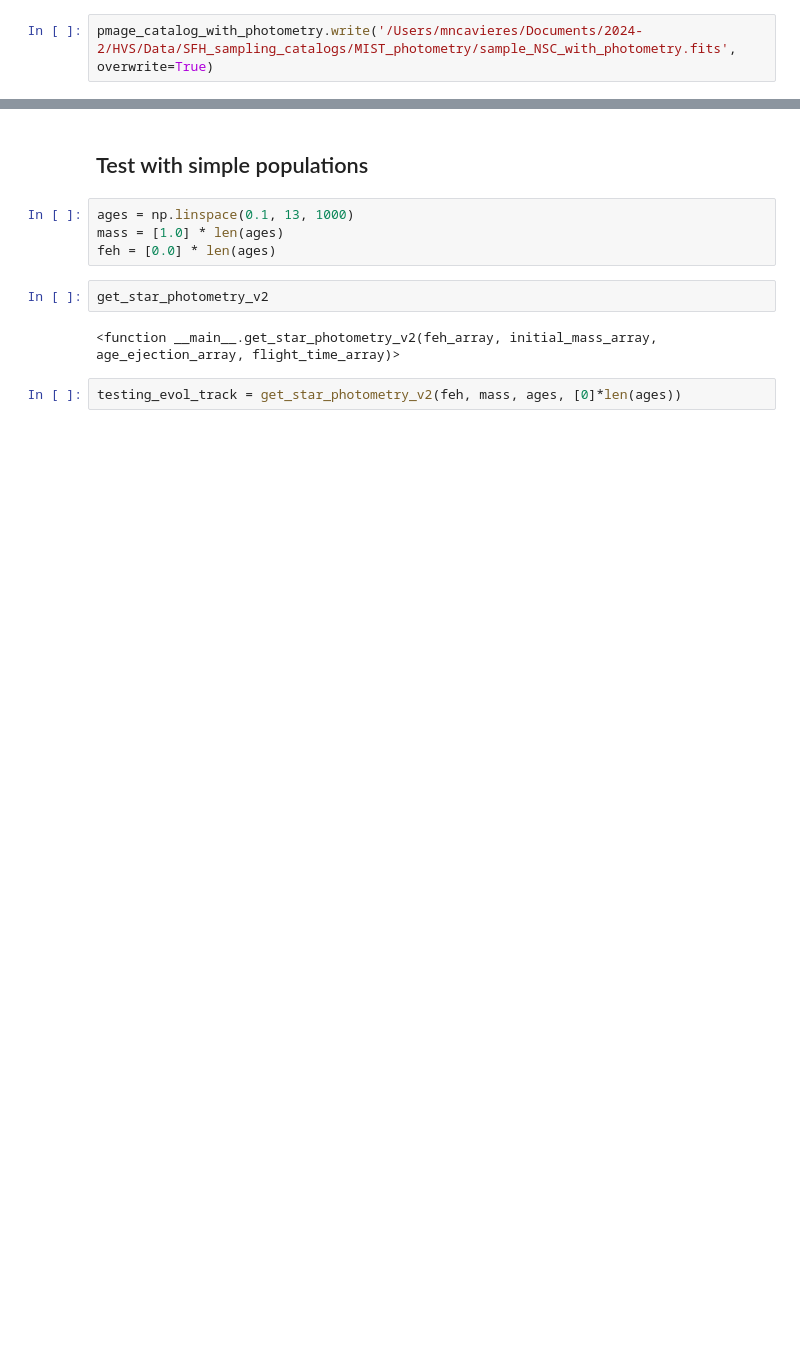
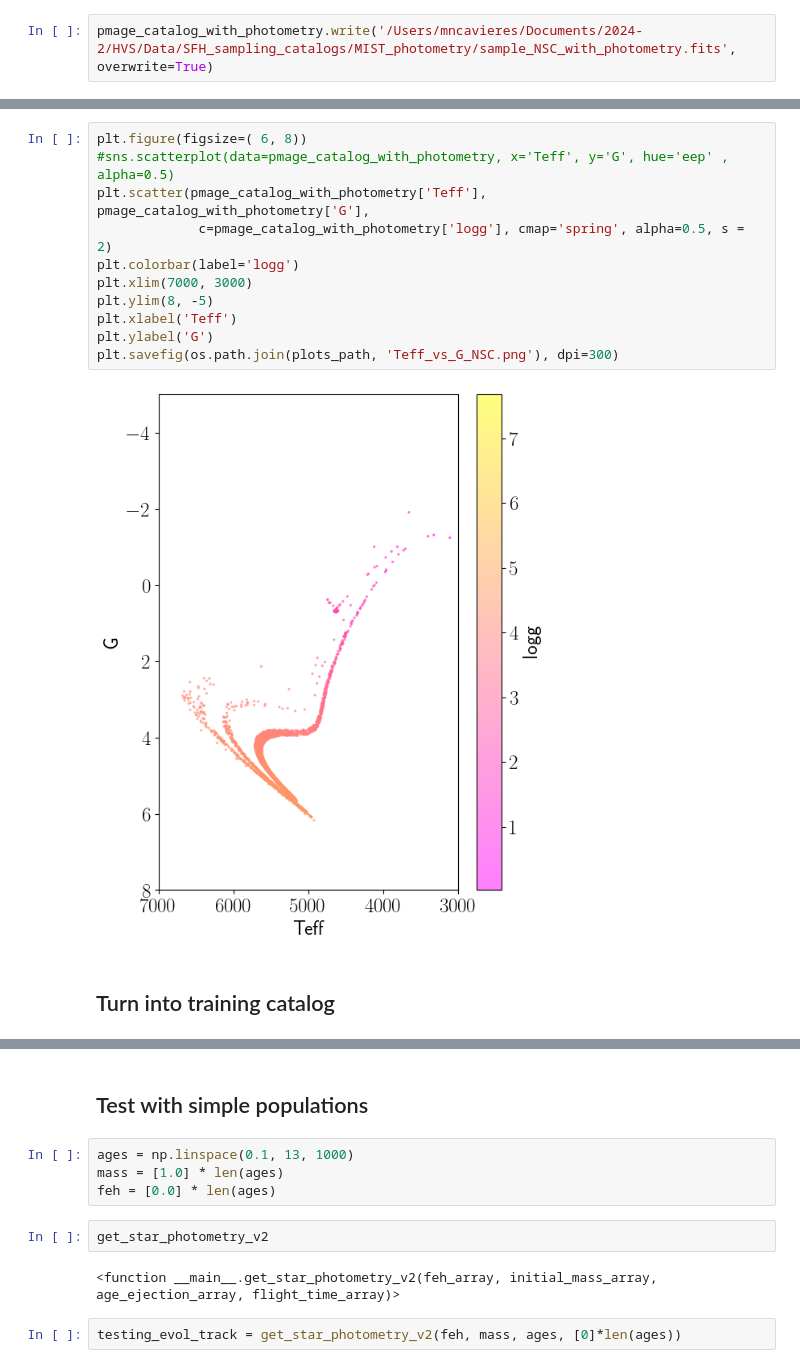
Before and after one commit to fawkez/HVS_1, a Jupyter notebook: Notebooks/isochrone_grid_gaia_photometry.ipynb, the cells around one changed output, grey strips where cells are left out. Saved outputs shown, nothing was run; the diff lists cells and outputs as text; blank space fills up the shorter version.

```diff
--- a/Notebooks/isochrone_grid_gaia_photometry.ipynb
+++ b/Notebooks/isochrone_grid_gaia_photometry.ipynb
@@ -232,0 +255,15 @@ plt.show()
+# %%
+plt.figure(figsize=( 6, 8))
+#sns.scatterplot(data=pmage_catalog_with_photometry, x='Teff', y='G', hue='eep' , alpha=0.5)
+plt.scatter(pmage_catalog_with_photometry['Teff'], pmage_catalog_with_photometry['G'],
+             c=pmage_catalog_with_photometry['logg'], cmap='spring', alpha=0.5, s = 2)
+plt.colorbar(label='logg')
+plt.xlim(7000, 3000)
+plt.ylim(8, -5)
+plt.xlabel('Teff')
+plt.ylabel('G')
+plt.savefig(os.path.join(plots_path, 'Teff_vs_G_NSC.png'), dpi=300)
+# %% [output]
+[figure, added]
+# %% [markdown]
+## Turn into  training catalog
```
Also changed, not shown: parts of 22 cells of this notebook, 4 other files.
